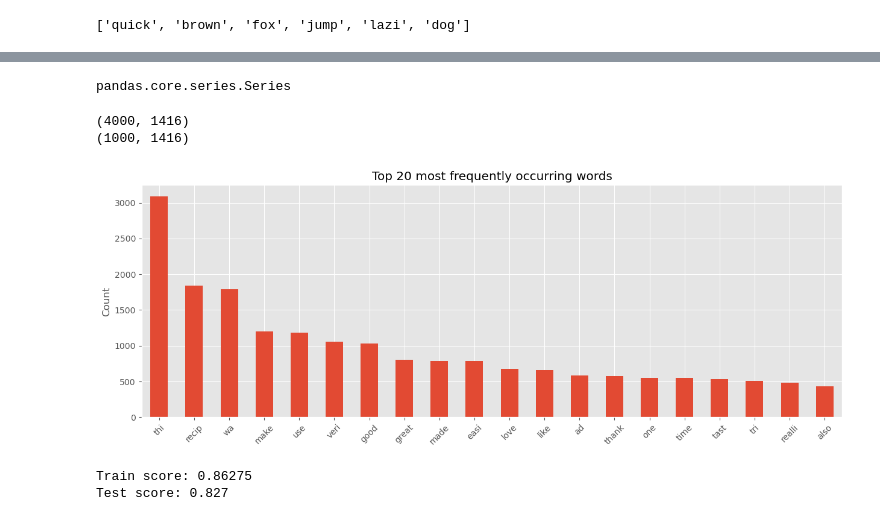
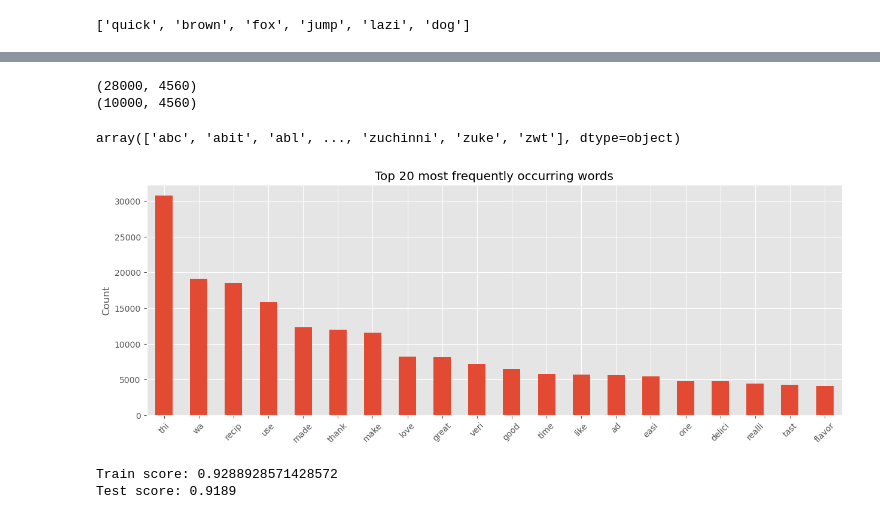
Before and after one commit to AJ-Gagliardo/recipe_recommendation, a Jupyter notebook: foodcom_sentiment_analysis.ipynb, the cells around one changed output, grey strips where cells are left out. Cells and saved outputs as stored; diff of their text form; code cells hidden in the pictures.

Commit message:
Changed toa  better sampling of the dataset, left as comment a few codes that were giving problem like the oversampling that i still need to work on

```diff
--- a/foodcom_sentiment_analysis.ipynb
+++ b/foodcom_sentiment_analysis.ipynb
@@ -76,0 +67,3 @@ reviews_5k.shape
+# %%
+# dropping reviews that are 3 or 4
+reviews = reviews.drop(reviews[(reviews['Rating'] == 3) | (reviews['Rating'] == 4)].index)
@@ -77,7 +72,7 @@ reviews_5k.shape
 # %%
-reviews_5k['Sentiment'] = np.where(reviews_5k['Rating'] >=4, 1, 0)
+reviews['Sentiment'] = np.where(reviews['Rating'] >=4, 1, 0)
 #later replace with reviews_simple or something like that
-reviews_5k.head(3)
+reviews.head(3)
 # %% [output]
 |  | ReviewId | RecipeId | AuthorId | AuthorName | Rating | Review | DateSubmitted | DateModified | Sentiment |
 | 0 | 2 | 992 | 2008 | gayg msft | 5 | better than any you can get at a ... | 2000-01-25T21:44:00Z | 2000-01-25T21:44:00Z | 1 |
@@ -136,0 +160,13 @@ X_test.shape #just checking the shape
+# %%
+
+
+X_sample = sample_reviews['Tokenized_Reviews'].astype(str)
+y_sample = sample_reviews['Sentiment']
+
+# Perform stratified sampling to obtain a balanced sample
+X_remainder_sample, X_test_sample, y_remainder_sample, y_test_sample = train_test_split(X_sample, y_sample,  test_size=0.2, stratify=y_sample, random_state=1)
+
+# Splitting the remainder in two chunks
+X_train_sample, X_validation_sample, y_train_sample, y_validation_sample = \
+    train_test_split(X_remainder_sample, y_remainder_sample, test_size = 0.3,
+                     random_state=1)
@@ -141,47 +261,52 @@ X_train.shape #just checking the shape
 # %%
-type(X_train) #I was having problem with the type for some reason
-# solved it by using '.astype(str)'
+# type(X_train) #I was having problem with the type for some reason
+# # solved it by using '.astype(str)'
-# %% [output]
-pandas.core.series.Series
 # %%
-# Initialize CountVectorizer and fit on training data
-bagofwords = CountVectorizer(min_df=5)
-bagofwords.fit(X_train)
+from sklearn.feature_extraction.text import CountVectorizer
 
-# Transform the tokenized reviews into feature vectors
-X_train_transformed = bagofwords.transform(X_train)
-X_test_transformed = bagofwords.transform(X_test)
+# Initialize CountVectorizer with your tokenizer function
+bagofwords = CountVectorizer(min_df=5, max_df=0.8)
+
+# Fit and transform the training data
+X_train_sample_transformed = bagofwords.fit_transform(X_train_sample)
+
+# Transform the test data using the fitted CountVectorizer
+X_test_sample_transformed = bagofwords.transform(X_test_sample)
 
 # Check the shape of the transformed data
-print(X_train_transformed.shape)
-print(X_test_transformed.shape)
+print(X_train_sample_transformed.shape)
+print(X_test_sample_transformed.shape)
 # %% [output]
-(4000, 1416)
-(1000, 1416)
+(28000, 4560)
+(10000, 4560)
+# %%
+bagofwords.get_feature_names_out()
+# %% [output]
+array(['abc', 'abit', 'abl', ..., 'zuchinni', 'zuke', 'zwt'], dtype=object)
 # %%
 word_counts = pd.DataFrame(
-    {"counts": X_train_transformed.toarray().sum(axis=0)},
+    {"counts": X_train_sample_transformed.toarray().sum(axis=0)},
     index=bagofwords.get_feature_names_out()
 ).sort_values("counts", ascending=False)
 
 word_counts.head(20).plot(kind="bar", figsize=(15, 5), legend=False)
 plt.title("Top 20 most frequently occurring words")
 plt.ylabel("Count")
 plt.xticks(rotation=45)
 plt.show()
 # %% [output]
-[figure, old version]
+[figure, new version]
 # %%
 # Fitting a model
 logreg = LogisticRegression(C = 0.1)
-logreg.fit(X_train_transformed, y_train)
+logreg.fit(X_train_sample_transformed, y_train_sample)
 
 # Training and test score
-print(f"Train score: {logreg.score(X_train_transformed, y_train)}")
-print(f"Test score: {logreg.score(X_test_transformed, y_test)}")
+print(f"Train score: {logreg.score(X_train_sample_transformed, y_train_sample)}")
+print(f"Test score: {logreg.score(X_test_sample_transformed, y_test_sample)}")
 # %% [output]
-Train score: 0.86275
-Test score: 0.827
+Train score: 0.9288928571428572
+Test score: 0.9189
 # %%
 word_counts = pd.DataFrame(
     {"coefficients": logreg.coef_[0]},
```
Also changed, not shown: parts of 39 cells of this notebook.
